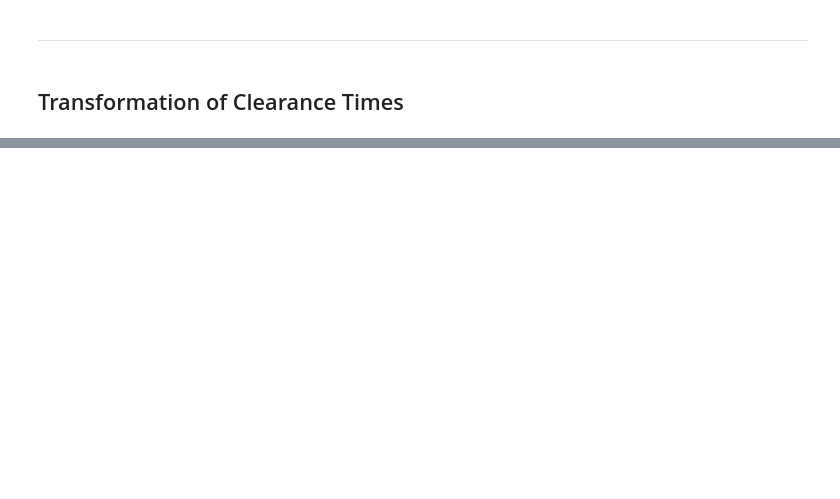
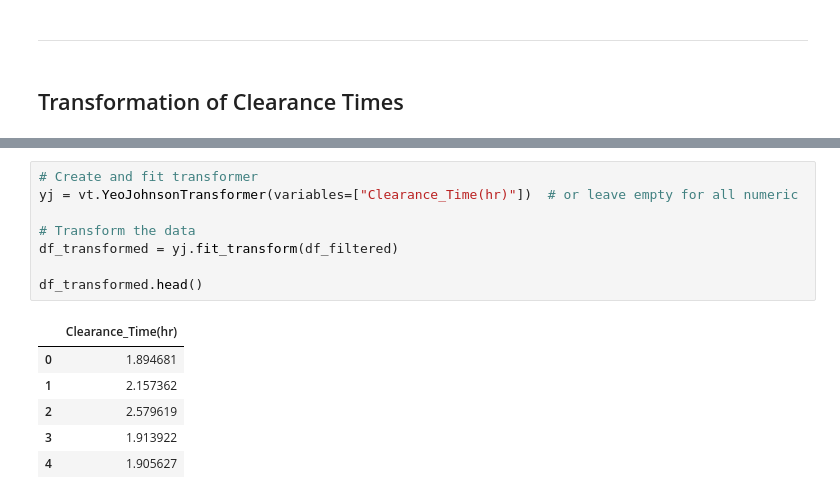
Before and after one commit to Sonya-J00/US_Accidents_ML_Project, a Jupyter notebook: jupyter_notebooks/EDA.ipynb, the cells around one changed output, grey strips where cells are left out. Cells and saved outputs as stored; diff of their text form; blank space fills up the shorter version.

```diff
--- a/jupyter_notebooks/EDA.ipynb
+++ b/jupyter_notebooks/EDA.ipynb
@@ -232,0 +249,15 @@ For this purpose, in the notebook "Number_Feature_Transformations" I investigate
+# %%
+# Create and fit transformer
+yj = vt.YeoJohnsonTransformer(variables=["Clearance_Time(hr)"])  # or leave empty for all numeric
+
+# Transform the data
+df_transformed = yj.fit_transform(df_filtered)
+
+df_transformed.head()
+# %% [output]
+|  | Clearance_Time(hr) |
+| 0 | 1.894681 |
+| 1 | 2.157362 |
+| 2 | 2.579619 |
+| 3 | 1.913922 |
+| 4 | 1.905627 |
```
Also changed, not shown: parts of 14 cells of this notebook.
